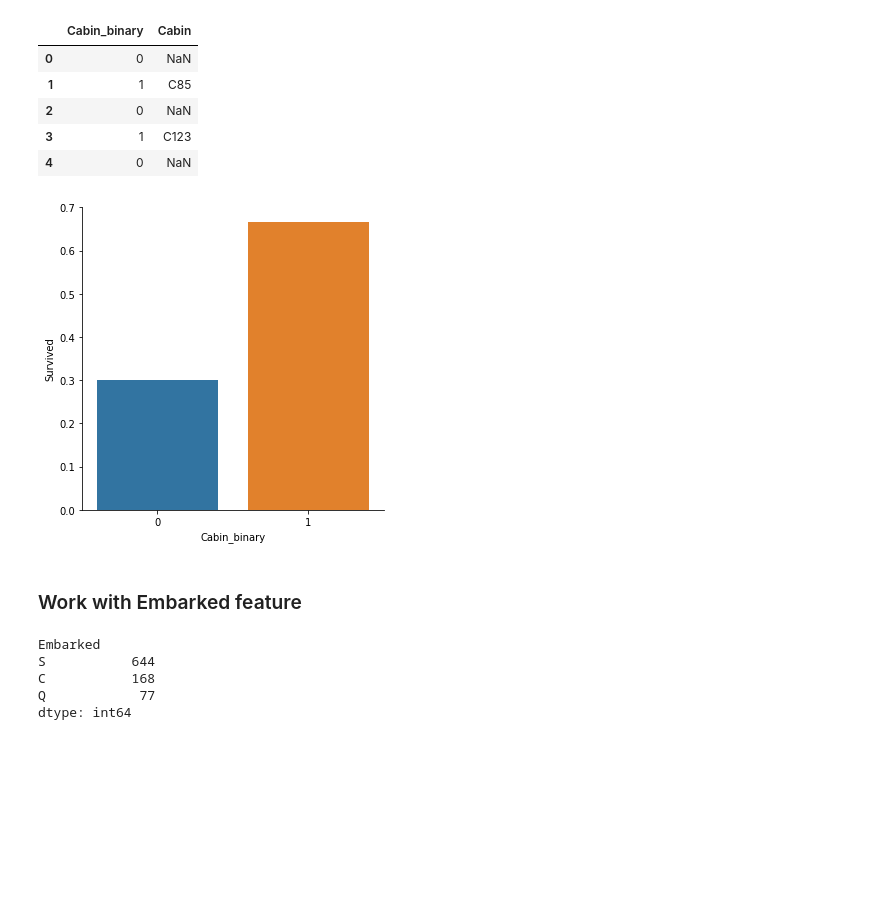
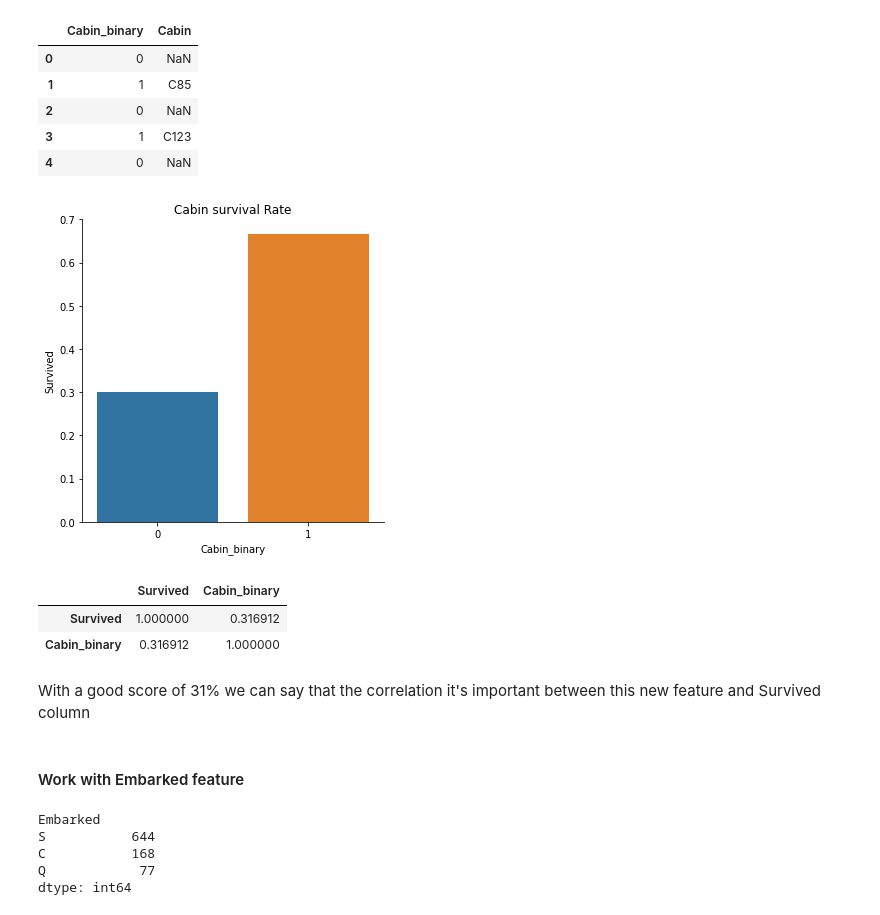
Before and after one commit to chris97425/titanic_kaggle_training, a Jupyter notebook: Notebook/data_analysis.ipynb, the cells around one changed output. Drawn from its saved outputs; the diff is of its cells as text; code cells hidden in the pictures; blank space fills up the shorter version.

```diff
--- a/Notebook/data_analysis.ipynb
+++ b/Notebook/data_analysis.ipynb
@@ -190,14 +182,23 @@ titanic_df[["Cabin_binary","Cabin"]].head(5)
 # %%
 #Check the survived rate of people with Cabin information and without cabin information
 ax = sns.catplot(x="Cabin_binary",y="Survived",data=titanic_df
-    , kind="bar", ci=None, aspect=1)
+    , kind="bar", ci=None, aspect=1).set(title="Cabin survival Rate")
 # %% [output]
-[figure, old version]
+[figure, new version]
+# %%
+# Get the importance of the Cabin_binary features for the prediction of  Survived
+titanic_df[["Survived","Cabin_binary"]].corr(method="pearson")
+# %% [output]
+|  | Survived | Cabin_binary |
+| Survived | 1.000000 | 0.316912 |
+| Cabin_binary | 0.316912 | 1.000000 |
+# %% [markdown]
+With a good score of 31% we can say that the correlation it's important between this new feature and Survived column
 # %%
 #Drop Cabin column
 titanic_df.drop("Cabin", inplace=True,axis=1)
 # %% [markdown]
-### Work with Embarked feature
+#### Work with Embarked feature
 # %%
 #Count different value in Embarked features
 titanic_df[["Embarked"]].value_counts()
```
Also changed, not shown: parts of 48 cells of this notebook.
